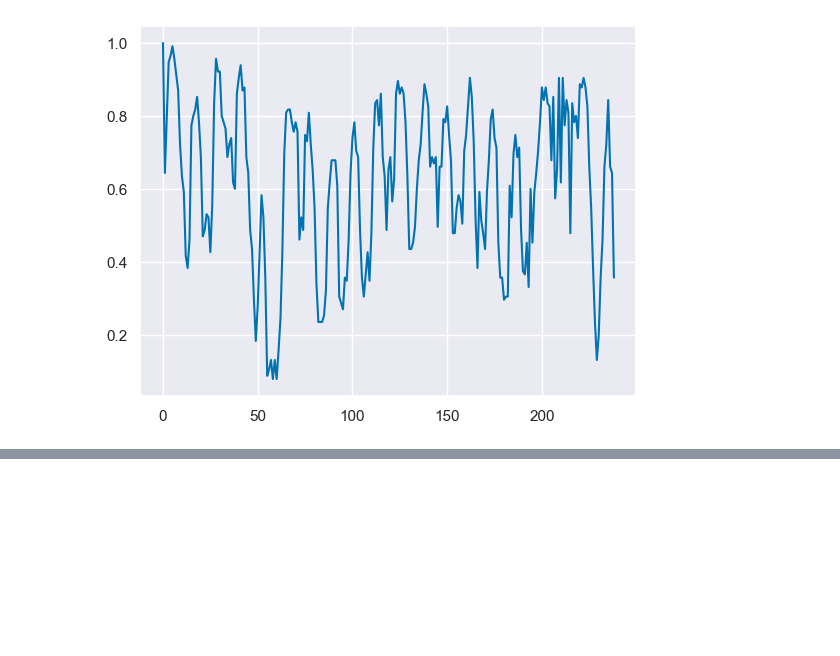
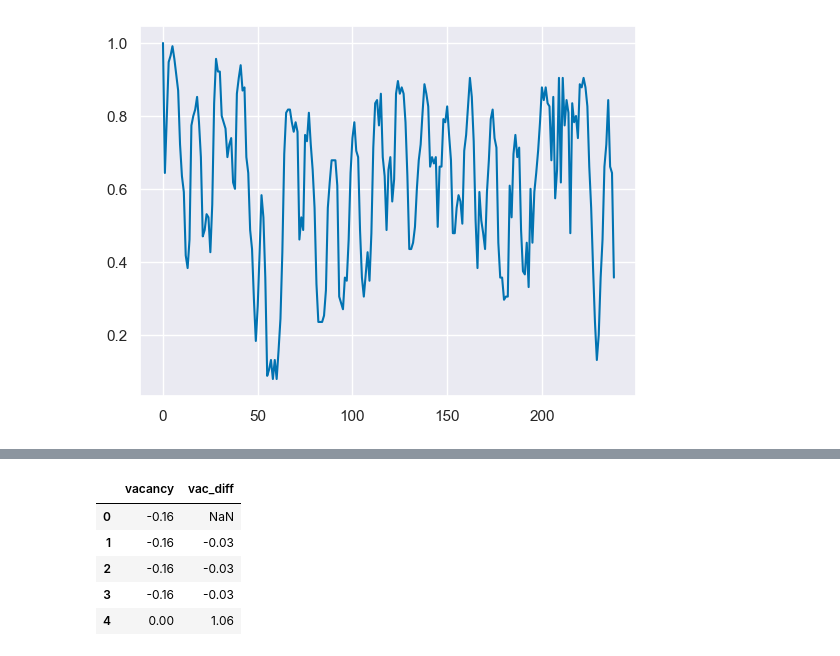
Before and after one commit to aycannon/diss, a Jupyter notebook: Pillar 5/p5-misc.ipynb, the cells around one changed output, grey strips where cells are left out. Saved outputs shown, nothing was run; the diff lists cells and outputs as text; code cells hidden in the pictures; blank space fills up the shorter version.

```diff
--- a/Pillar 5/p5-misc.ipynb
+++ b/Pillar 5/p5-misc.ipynb
@@ -32,0 +57,10 @@ df_indicators = pd.read_excel('diss_data/more.xlsx')
+# %%
+#sns.kdeplot(std_p5['vac_diff'])
+std_p5.head()
+# %% [output]
+|  | vacancy | vac_diff |
+| 0 | -0.16 | NaN |
+| 1 | -0.16 | -0.03 |
+| 2 | -0.16 | -0.03 |
+| 3 | -0.16 | -0.03 |
+| 4 | 0.00 | 1.06 |
```
Also changed, not shown: parts of 6 cells of this notebook, 1 other file.
